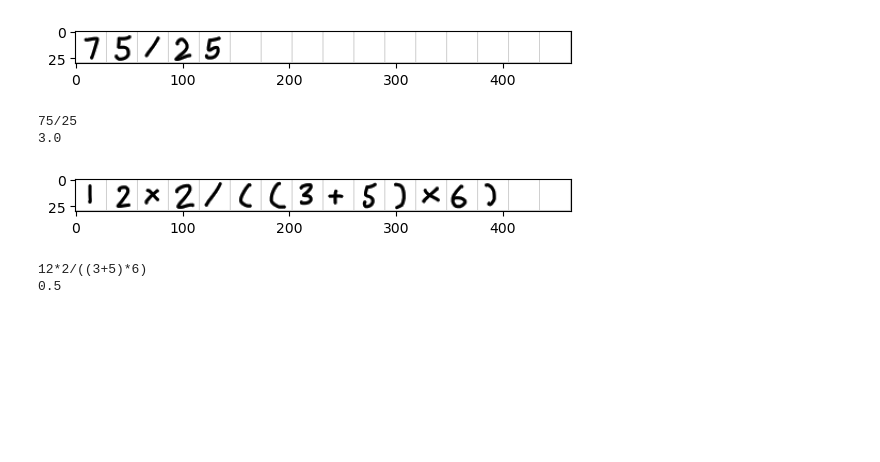
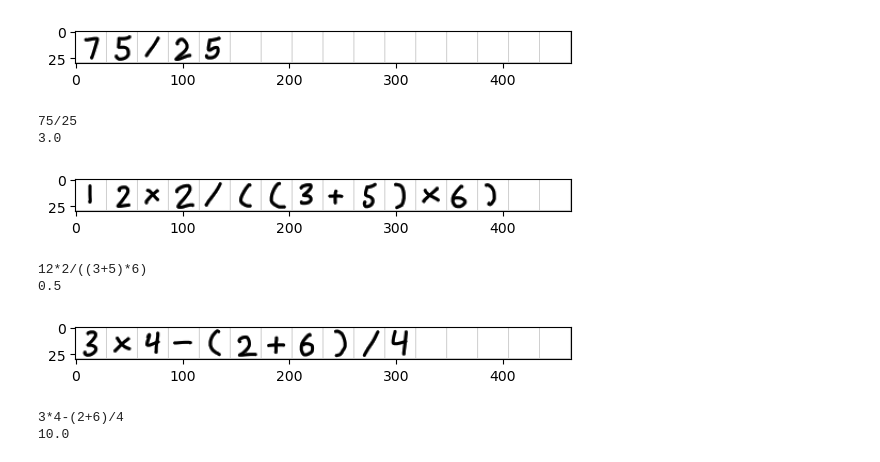
Before and after one commit to JasonFeng365/Group6Project, a Jupyter notebook: ExpressionEvaluator.ipynb, the cells around one changed output. Cells and saved outputs as stored; diff of their text form; code cells hidden in the pictures; blank space fills up the shorter version.

```diff
--- a/ExpressionEvaluator.ipynb
+++ b/ExpressionEvaluator.ipynb
@@ -171,7 +142,7 @@ def isEmpty(imgBin):
         if row.tolist().count(0)!=dim: return False
     return True
 
-def splitExpression(path="expression.png", verbose=False, displayOrig=True):
+def splitExpression(path="expression0.png", verbose=False, displayOrig=True):
     img = cv2.imread(path)[:,:,0]
     divs = img.shape[1]//dim
 
@@ -196,7 +167,7 @@ lookup = [str(i) for i in range(10)] + list("+-*/()")
 def getToken(img, verbose=False):
     return lookup[np.argmax(model.predict(img, verbose=verbose))]
 
-def parseExpression(path="expression.png", verbose=False, displayOrig=True):
+def parseExpression(path="expression0.png", verbose=False, displayOrig=True):
     images = splitExpression(path=path, verbose=verbose)
     return "".join(map(getToken, images))
 # %%
@@ -431,3 +383,11 @@ print(eval(expr))
 [figure]
 12*2/((3+5)*6)
 0.5
+# %%
+expr = parseExpression(path="expression2.png")
+print(expr)
+print(eval(expr))
+# %% [output]
+[figure, added]
+3*4-(2+6)/4
+10.0
```
Also changed, not shown: parts of 11 cells of this notebook, 4 other files.
